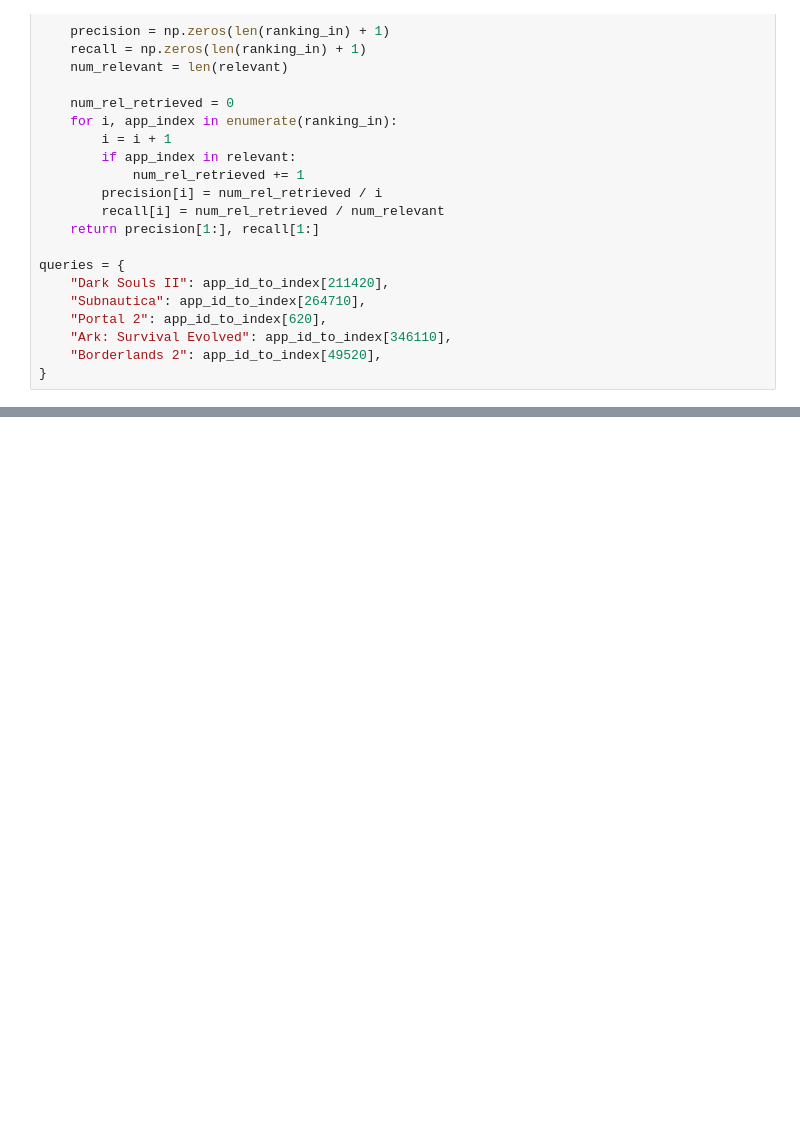
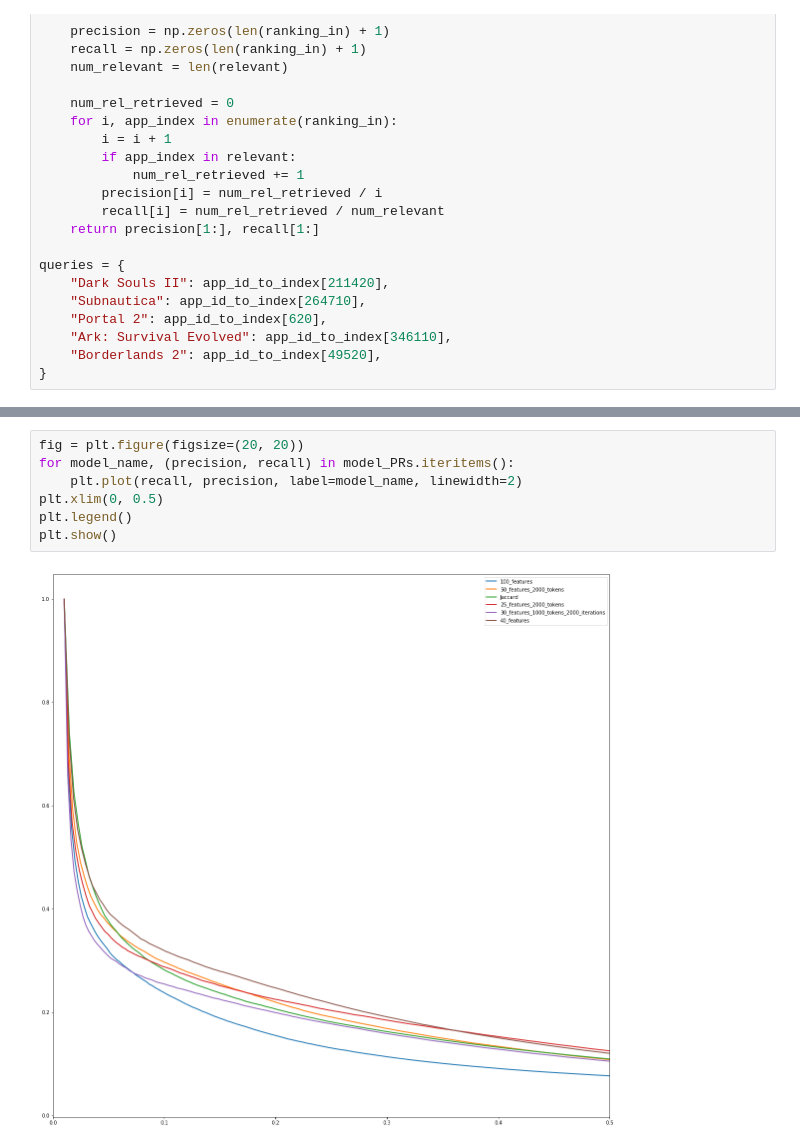
Before and after one commit to nityakasturi/SteamyReviews, a Jupyter notebook: Precision Recall Training.ipynb, the cells around one changed output, grey strips where cells are left out. Cells and saved outputs as stored; diff of their text form; blank space fills up the shorter version.

```diff
--- a/Precision Recall Training.ipynb
+++ b/Precision Recall Training.ipynb
@@ -146,0 +156,9 @@ plt.show()
+# %%
+fig = plt.figure(figsize=(20, 20))
+for model_name, (precision, recall) in model_PRs.iteritems():
+    plt.plot(recall, precision, label=model_name, linewidth=2)
+plt.xlim(0, 0.5)
+plt.legend()
+plt.show()
+# %% [output]
+[figure, added]
```
Also changed, not shown: parts of 5 cells of this notebook, 4 other files.
